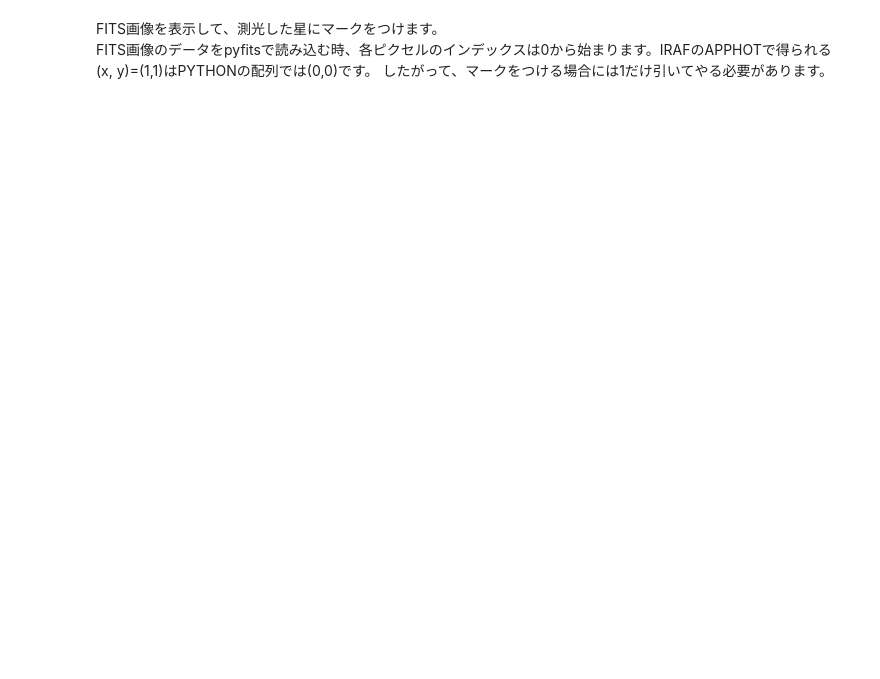
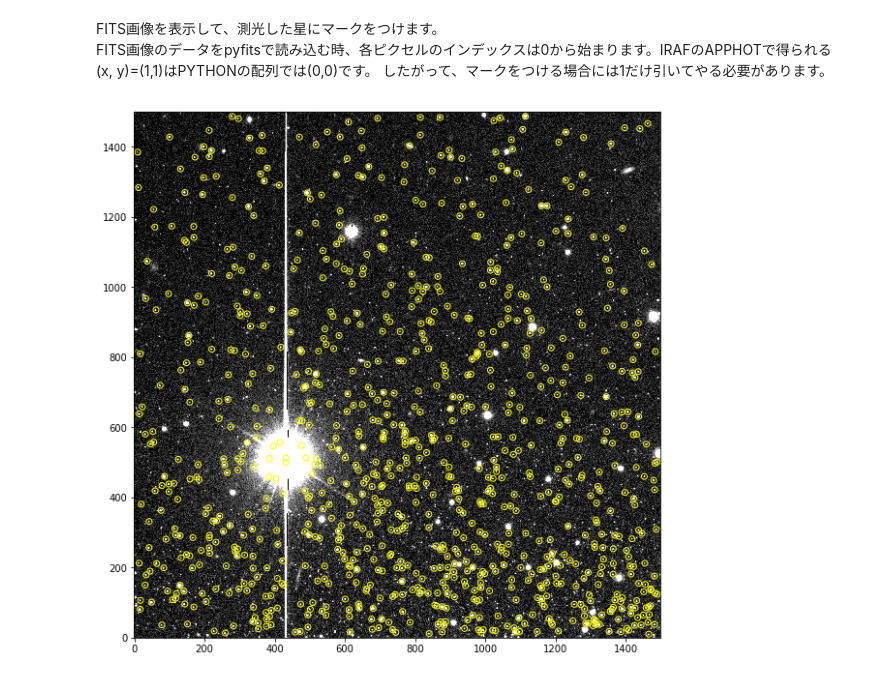
Before and after one commit to yas-nakajima/adc2017python, a Jupyter notebook: course5_IRAF_apphot.ipynb, the cells around one changed output. Drawn from its saved outputs; the diff is of its cells as text; code cells hidden in the pictures; blank space fills up the shorter version.

```diff
--- a/course5_IRAF_apphot.ipynb
+++ b/course5_IRAF_apphot.ipynb
@@ -19,4 +37,4 @@ iraf.txdump.unlearn()
 # %% [output]
 Warning: sscanf library not installed on darwin
 # %%
-targetfits = './010604.ffiles/hf0001.fits'
+targetfits = 'iM15n5trim.fits'
@@ -134,0 +155,7 @@ data = pyfits.getdata(targetfits)
+# %%
+plt.figure(figsize=(10, 10))
+plt.imshow(imdata, plt.cm.gray, vmin=med - std, vmax = med + 7 * std, origin='lower', interpolation='none')
+plt.scatter(xcoo, ycoo, edgecolors='yellow', facecolors='none')
+plt.show()
+# %% [output]
+[figure, added]
```
Also changed, not shown: parts of 72 cells of this notebook.
